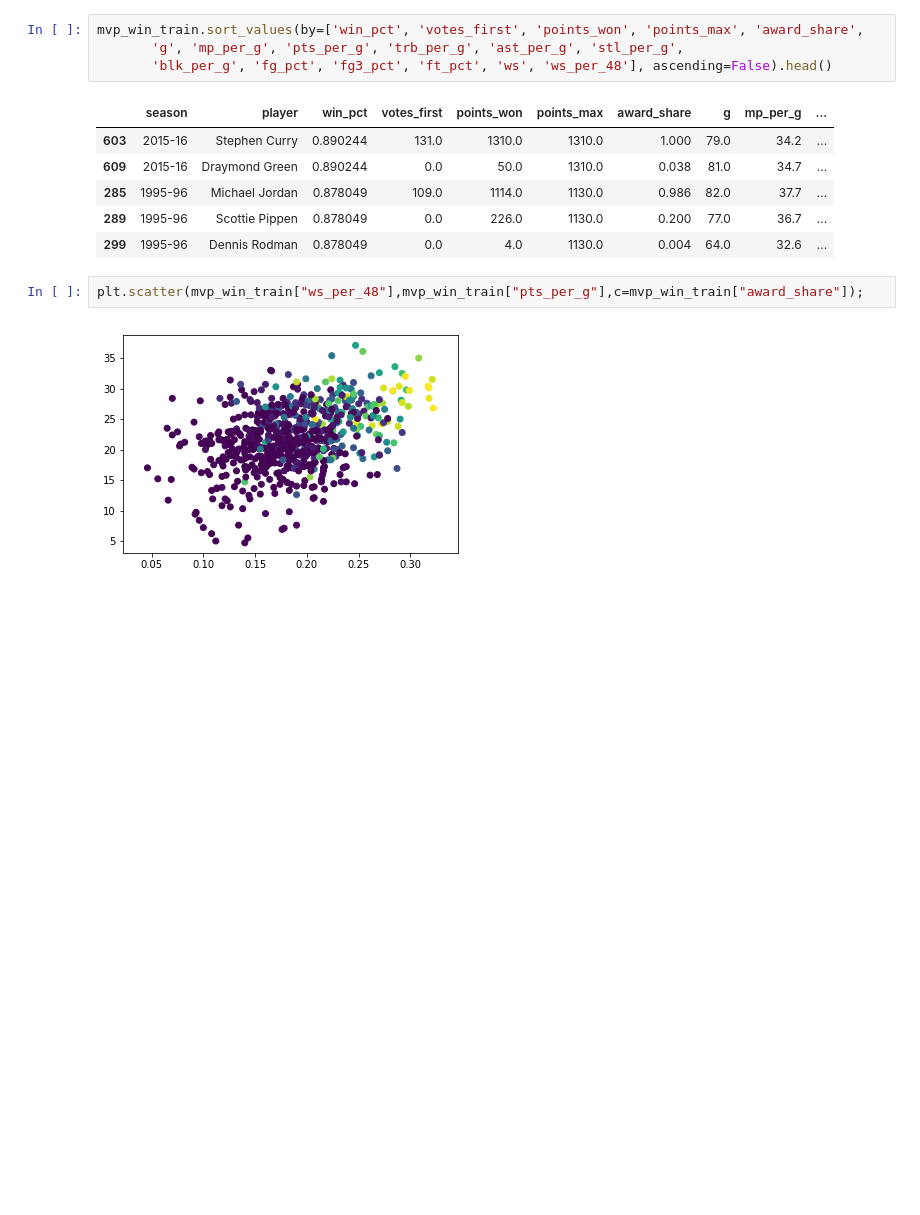
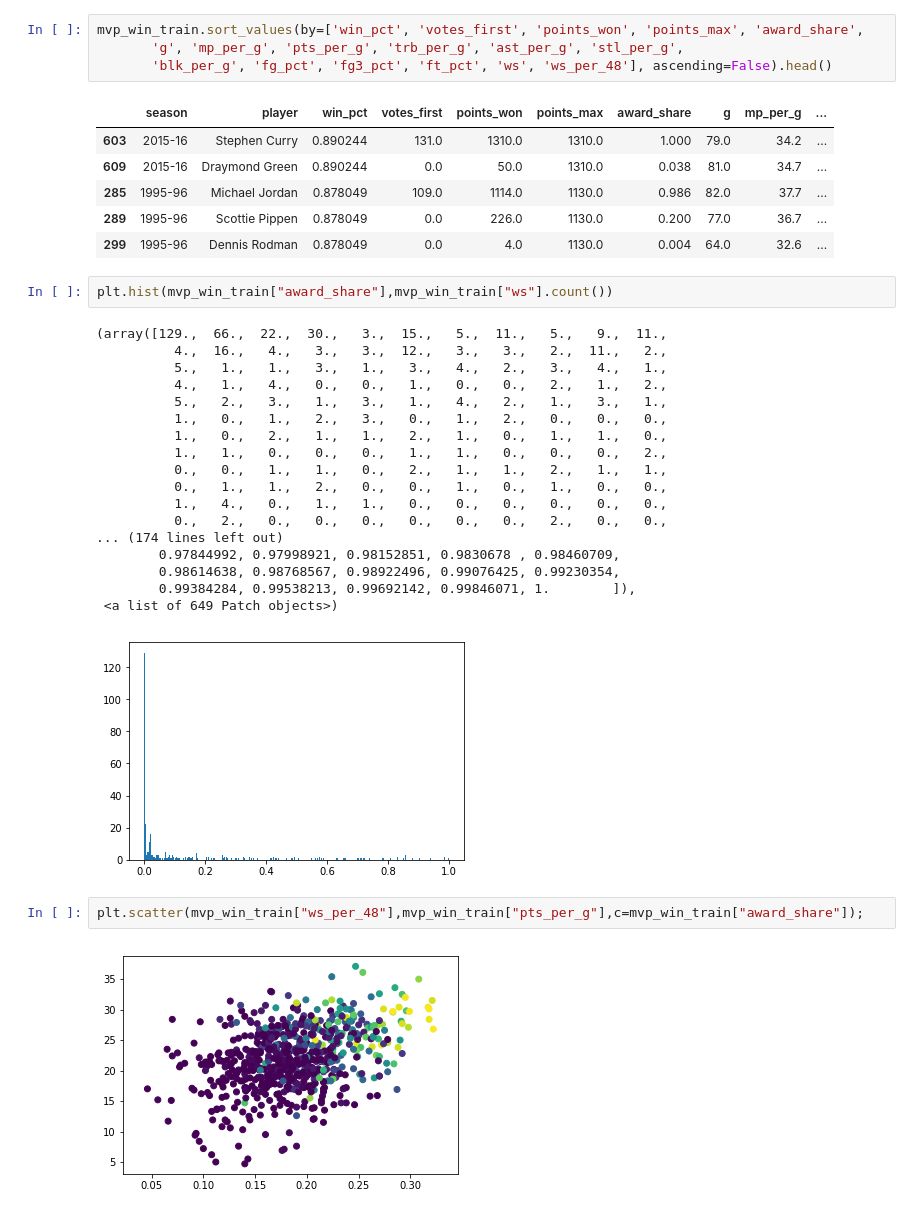
Before and after one commit to MartaMBenedito/TFM_Breeds_Dog, a Jupyter notebook: nba_mvp.ipynb, the cells around one changed output. Drawn from its saved outputs; the diff is of its cells as text; blank space fills up the shorter version.

```diff
--- a/nba_mvp.ipynb
+++ b/nba_mvp.ipynb
@@ -142,6 +138,27 @@ mvp_win_train.sort_values(by=['win_pct', 'votes_first', 'points_won', 'points_ma
 | 285 | 1995-96 | Michael Jordan | 0.878049 | 109.0 | 1114.0 | 1130.0 | 0.986 | 82.0 | 37.7 | ... |
 | 289 | 1995-96 | Scottie Pippen | 0.878049 | 0.0 | 226.0 | 1130.0 | 0.200 | 77.0 | 36.7 | ... |
 | 299 | 1995-96 | Dennis Rodman | 0.878049 | 0.0 | 4.0 | 1130.0 | 0.004 | 64.0 | 32.6 | ... |
+# %%
+plt.hist(mvp_win_train["award_share"],mvp_win_train["ws"].count())
+# %% [output]
+(array([129.,  66.,  22.,  30.,   3.,  15.,   5.,  11.,   5.,   9.,  11.,
+          4.,  16.,   4.,   3.,   3.,  12.,   3.,   3.,   2.,  11.,   2.,
+          5.,   1.,   1.,   3.,   1.,   3.,   4.,   2.,   3.,   4.,   1.,
+          4.,   1.,   4.,   0.,   0.,   1.,   0.,   0.,   2.,   1.,   2.,
+          5.,   2.,   3.,   1.,   3.,   1.,   4.,   2.,   1.,   3.,   1.,
+          1.,   0.,   1.,   2.,   3.,   0.,   1.,   2.,   0.,   0.,   0.,
+          1.,   0.,   2.,   1.,   1.,   2.,   1.,   0.,   1.,   1.,   0.,
+          1.,   1.,   0.,   0.,   0.,   1.,   1.,   0.,   0.,   0.,   2.,
+          0.,   0.,   1.,   1.,   0.,   2.,   1.,   1.,   2.,   1.,   1.,
+          0.,   1.,   1.,   2.,   0.,   0.,   1.,   0.,   1.,   0.,   0.,
+          1.,   4.,   0.,   1.,   1.,   0.,   0.,   0.,   0.,   0.,   0.,
+          0.,   2.,   0.,   0.,   0.,   0.,   0.,   0.,   2.,   0.,   0.,
+... (174 lines left out)
+        0.97844992, 0.97998921, 0.98152851, 0.9830678 , 0.98460709,
+        0.98614638, 0.98768567, 0.98922496, 0.99076425, 0.99230354,
+        0.99384284, 0.99538213, 0.99692142, 0.99846071, 1.        ]),
+ <a list of 649 Patch objects>)
+[figure, added]
 # %%
 plt.scatter(mvp_win_train["ws_per_48"],mvp_win_train["pts_per_g"],c=mvp_win_train["award_share"]);
 # %% [output]
```
Also changed, not shown: parts of 37 cells of this notebook.
